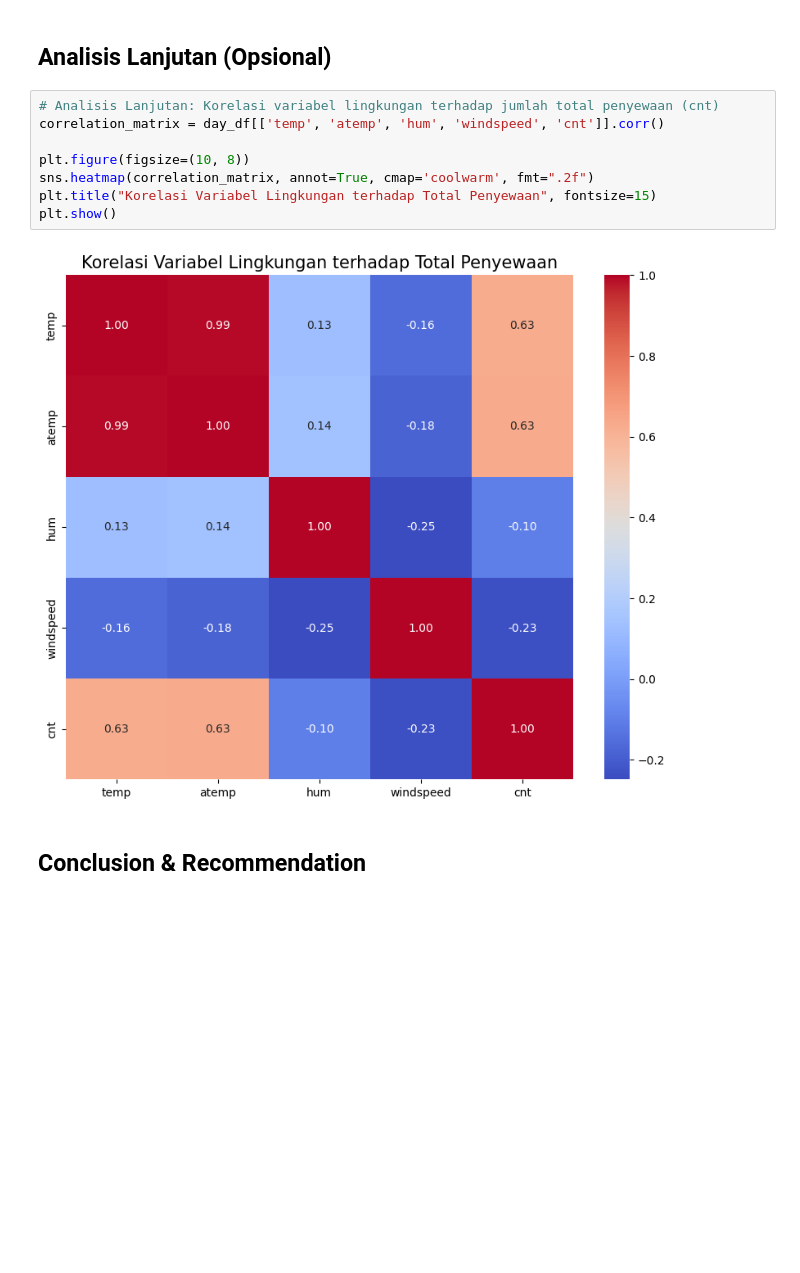
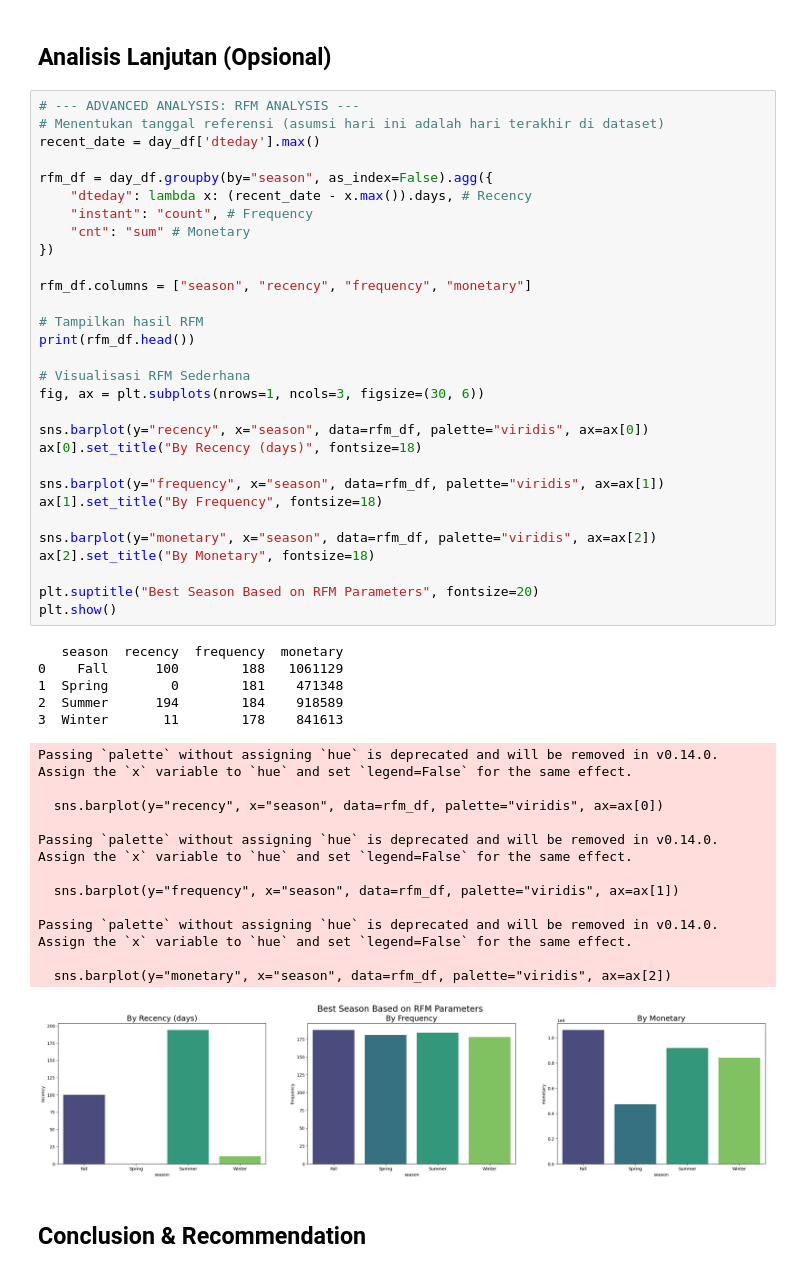
Before and after one commit to nandahidayah2006-lang/Bike-Sharing-Dashboard, a Jupyter notebook: notebook.ipynb, the cells around one changed output. Drawn from its saved outputs; the diff is of its cells as text; blank space fills up the shorter version.

```diff
--- a/notebook.ipynb
+++ b/notebook.ipynb
@@ -311,15 +288,53 @@ plt.show()
 - Interpretasi Bisnis: Terdapat dua segmentasi pasar yang jelas. Perusahaan harus memastikan ketersediaan armada maksimal pada jam sibuk di area perkantoran untuk pengguna registered, sementara promosi untuk pengguna casual bisa difokuskan pada siang hari atau akhir pekan saat penggunaan rutin sedang menurun.
 # %% [markdown]
 ## Analisis Lanjutan (Opsional)
-# %%
-# Analisis Lanjutan: Korelasi variabel lingkungan terhadap jumlah total penyewaan (cnt)
-correlation_matrix = day_df[['temp', 'atemp', 'hum', 'windspeed', 'cnt']].corr()
-
-plt.figure(figsize=(10, 8))
-sns.heatmap(correlation_matrix, annot=True, cmap='coolwarm', fmt=".2f")
-plt.title("Korelasi Variabel Lingkungan terhadap Total Penyewaan", fontsize=15)
-plt.show()
-# %% [output]
-[figure, removed]
+# %%
+# --- ADVANCED ANALYSIS: RFM ANALYSIS ---
+# Menentukan tanggal referensi (asumsi hari ini adalah hari terakhir di dataset)
+recent_date = day_df['dteday'].max()
+
+rfm_df = day_df.groupby(by="season", as_index=False).agg({
+    "dteday": lambda x: (recent_date - x.max()).days, # Recency
+    "instant": "count", # Frequency
+    "cnt": "sum" # Monetary
+})
+
+rfm_df.columns = ["season", "recency", "frequency", "monetary"]
+
+# Tampilkan hasil RFM
+print(rfm_df.head())
+
+# Visualisasi RFM Sederhana
+fig, ax = plt.subplots(nrows=1, ncols=3, figsize=(30, 6))
+
+sns.barplot(y="recency", x="season", data=rfm_df, palette="viridis", ax=ax[0])
+ax[0].set_title("By Recency (days)", fontsize=18)
+
+sns.barplot(y="frequency", x="season", data=rfm_df, palette="viridis", ax=ax[1])
+ax[1].set_title("By Frequency", fontsize=18)
+
+sns.barplot(y="monetary", x="season", data=rfm_df, palette="viridis", ax=ax[2])
+ax[2].set_title("By Monetary", fontsize=18)
+
+plt.suptitle("Best Season Based on RFM Parameters", fontsize=20)
+plt.show()
+# %% [output]
+   season  recency  frequency  monetary
+0    Fall      100        188   1061129
+1  Spring        0        181    471348
+2  Summer      194        184    918589
+3  Winter       11        178    841613
+Passing `palette` without assigning `hue` is deprecated and will be removed in v0.14.0. Assign the `x` variable to `hue` and set `legend=False` for the same effect.
+
+  sns.barplot(y="recency", x="season", data=rfm_df, palette="viridis", ax=ax[0])
+
+Passing `palette` without assigning `hue` is deprecated and will be removed in v0.14.0. Assign the `x` variable to `hue` and set `legend=False` for the same effect.
+
+  sns.barplot(y="frequency", x="season", data=rfm_df, palette="viridis", ax=ax[1])
+
+Passing `palette` without assigning `hue` is deprecated and will be removed in v0.14.0. Assign the `x` variable to `hue` and set `legend=False` for the same effect.
+
+  sns.barplot(y="monetary", x="season", data=rfm_df, palette="viridis", ax=ax[2])
+[figure, added]
 # %% [markdown]
 ## Conclusion & Recommendation
```
Also changed, not shown: parts of 6 cells of this notebook.
